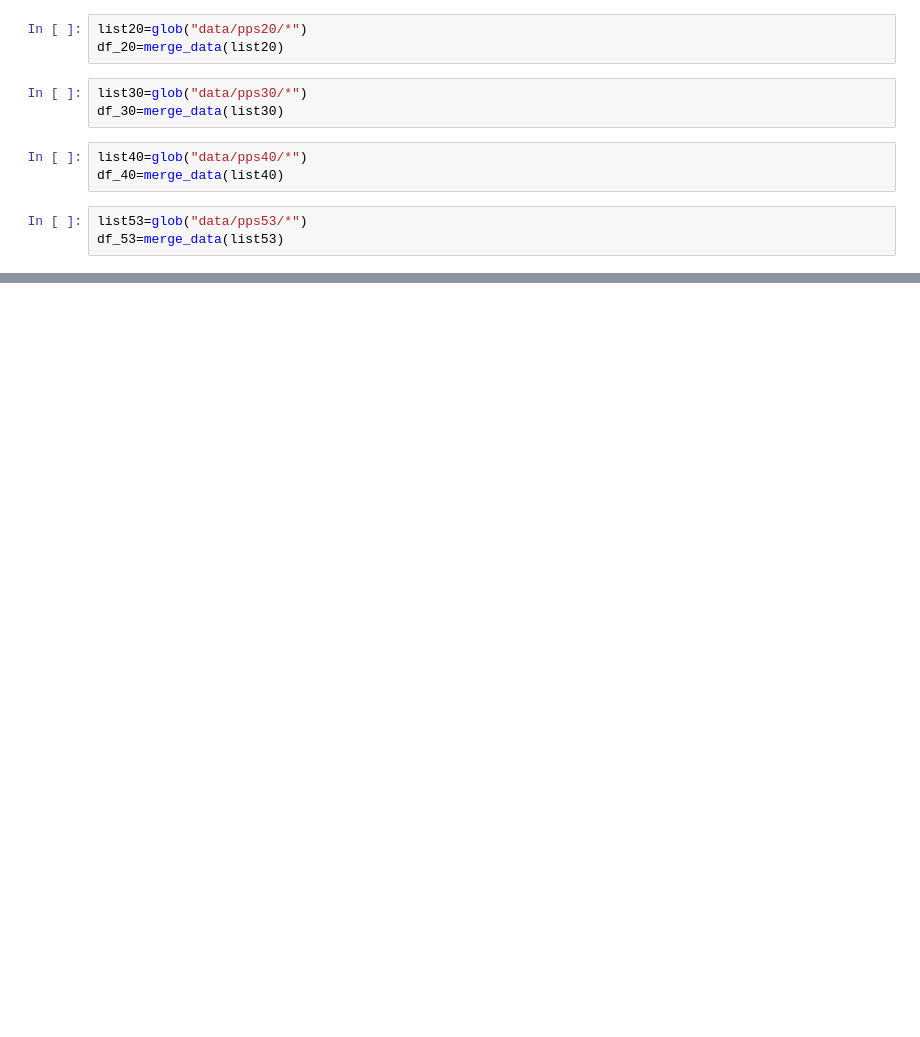
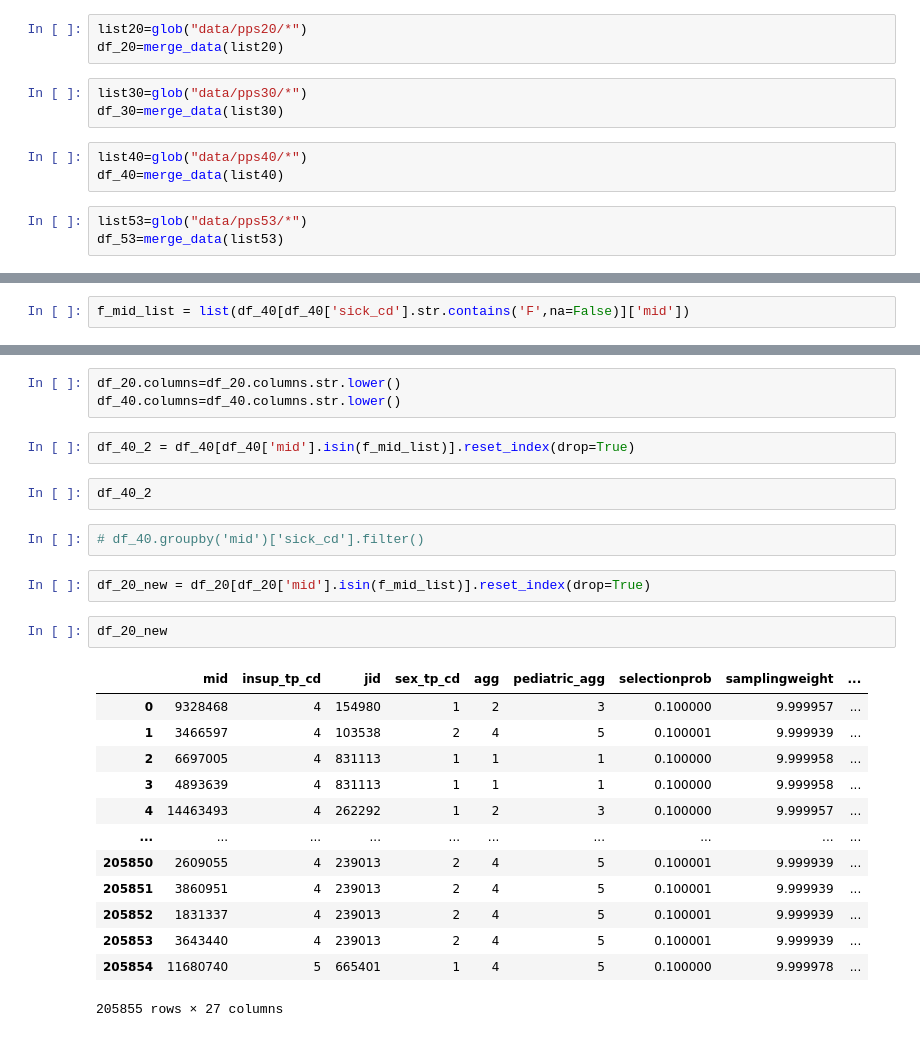
Before and after one commit to yeonghwanchoi/TIL, a Jupyter notebook: fun_project/hira/hira.ipynb, the cells around one changed output, grey strips where cells are left out. Cells and saved outputs as stored; diff of their text form; blank space fills up the shorter version.

```diff
--- a/fun_project/hira/hira.ipynb
+++ b/fun_project/hira/hira.ipynb
@@ -113 +115,3 @@ df_YKIHO
+# %%
+f_mid_list = list(df_40[df_40['sick_cd'].str.contains('F',na=False)]['mid'])
 # %%
@@ -177,0 +127,27 @@ dict(zip(total_list,mean_list))
+# %%
+df_20.columns=df_20.columns.str.lower()
+df_40.columns=df_40.columns.str.lower()
+# %%
+df_40_2 = df_40[df_40['mid'].isin(f_mid_list)].reset_index(drop=True)
+# %%
+df_40_2
+# %%
+# df_40.groupby('mid')['sick_cd'].filter()
+# %%
+df_20_new = df_20[df_20['mid'].isin(f_mid_list)].reset_index(drop=True)
+# %%
+df_20_new
+# %% [output]
+|  | mid | insup_tp_cd | jid | sex_tp_cd | agg | pediatric_agg | selectionprob | samplingweight | ... |
+| 0 | 9328468 | 4 | 154980 | 1 | 2 | 3 | 0.100000 | 9.999957 | ... |
+| 1 | 3466597 | 4 | 103538 | 2 | 4 | 5 | 0.100001 | 9.999939 | ... |
+| 2 | 6697005 | 4 | 831113 | 1 | 1 | 1 | 0.100000 | 9.999958 | ... |
+| 3 | 4893639 | 4 | 831113 | 1 | 1 | 1 | 0.100000 | 9.999958 | ... |
+| 4 | 14463493 | 4 | 262292 | 1 | 2 | 3 | 0.100000 | 9.999957 | ... |
+| ... | ... | ... | ... | ... | ... | ... | ... | ... | ... |
+| 205850 | 2609055 | 4 | 239013 | 2 | 4 | 5 | 0.100001 | 9.999939 | ... |
+| 205851 | 3860951 | 4 | 239013 | 2 | 4 | 5 | 0.100001 | 9.999939 | ... |
+| 205852 | 1831337 | 4 | 239013 | 2 | 4 | 5 | 0.100001 | 9.999939 | ... |
+| 205853 | 3643440 | 4 | 239013 | 2 | 4 | 5 | 0.100001 | 9.999939 | ... |
+| 205854 | 11680740 | 5 | 665401 | 1 | 4 | 5 | 0.100000 | 9.999978 | ... |
+205855 rows × 27 columns
```
Also changed, not shown: parts of 22 cells of this notebook.
